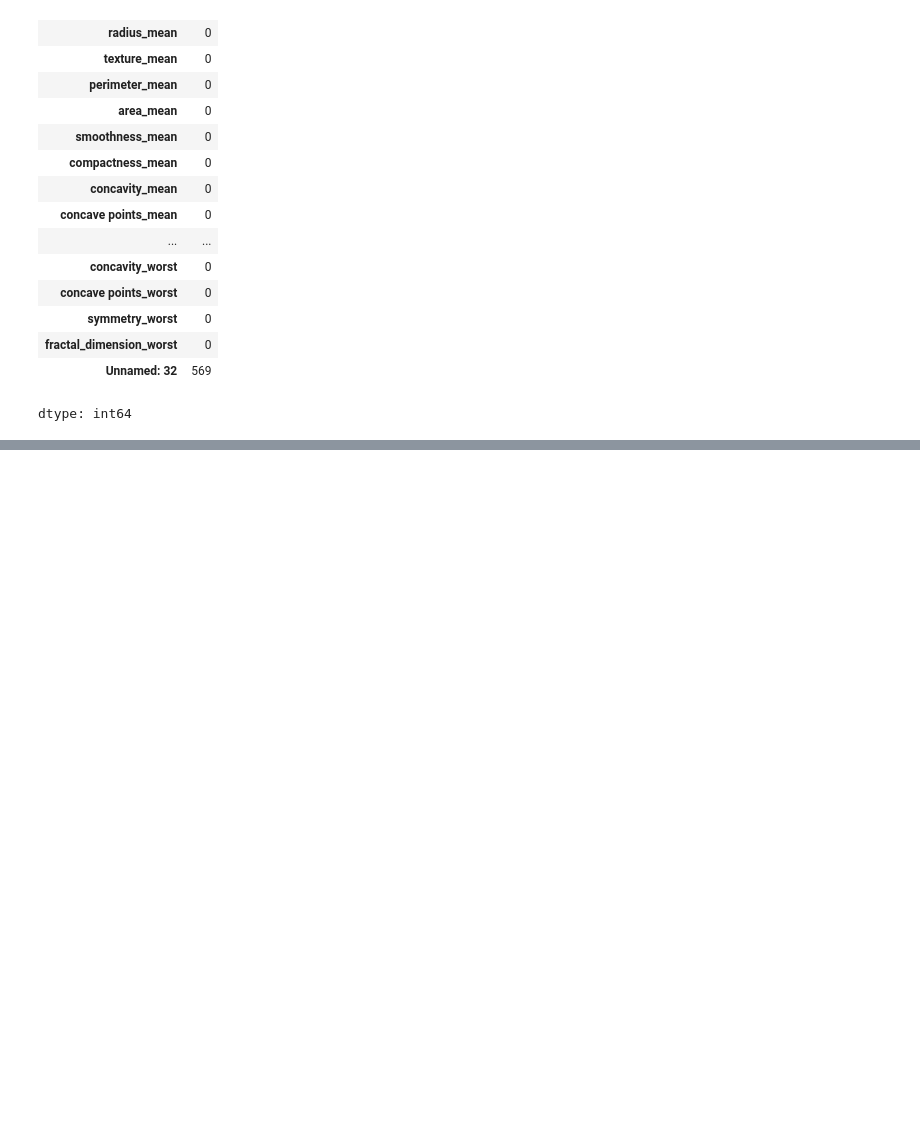
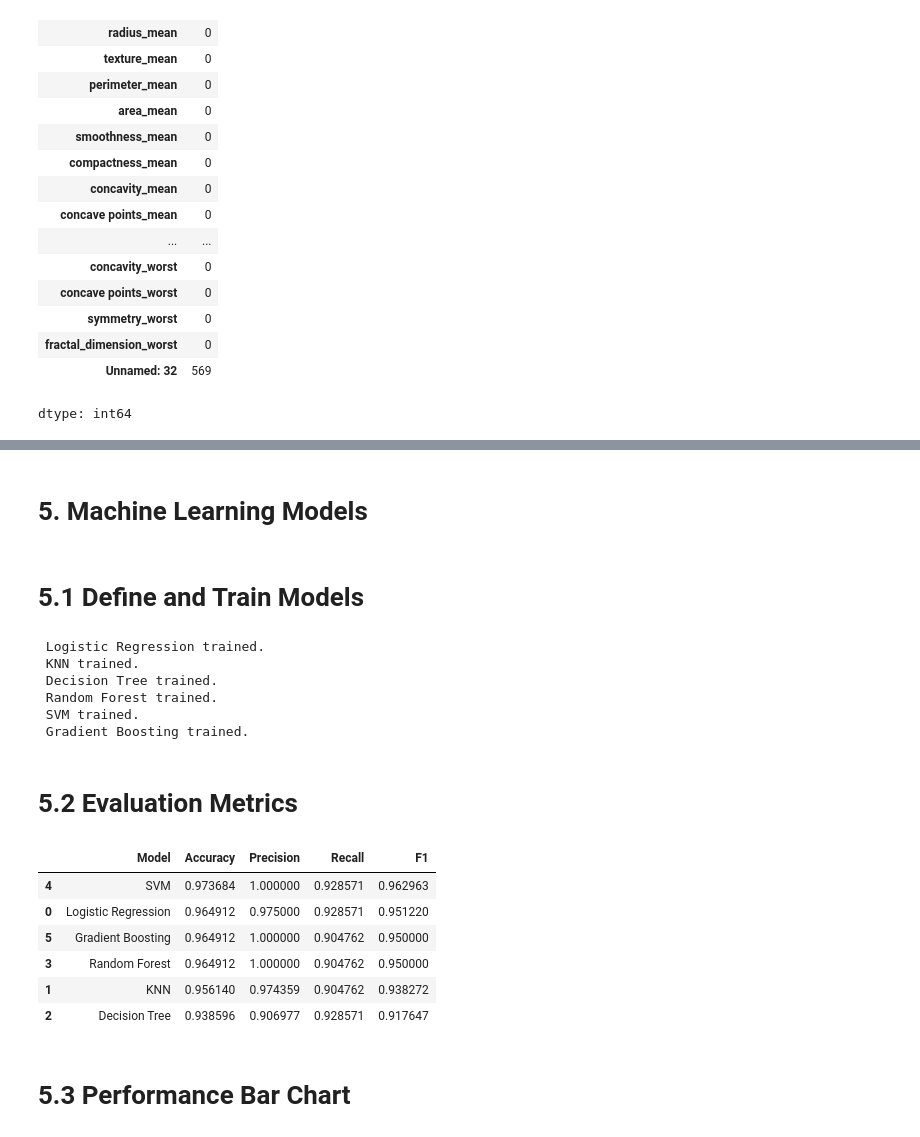
Before and after one commit to usama488/Data-science, a Jupyter notebook: _(EDA)_on_Breast_Cancer_Dataset.ipynb, the cells around one changed output, grey strips where cells are left out. Drawn from its saved outputs; the diff is of its cells as text; code cells hidden in the pictures; blank space fills up the shorter version.

```diff
--- a/_(EDA)_on_Breast_Cancer_Dataset.ipynb
+++ b/_(EDA)_on_Breast_Cancer_Dataset.ipynb
@@ -220,0 +157,6 @@ The task is complete.
+# %%
+# Standardize features
+scaler = StandardScaler()
+X_train_scaled = scaler.fit_transform(X_train)
+X_test_scaled = scaler.transform(X_test)
+print(" Features scaled.")
@@ -220,0 +228,60 @@ The task is complete.
+# %% [markdown]
+# 5. Machine Learning Models
+# %% [markdown]
+# 5.1 Define and Train Models
+# %%
+models = {
+    'Logistic Regression': LogisticRegression(),
+    'KNN': KNeighborsClassifier(),
+    'Decision Tree': DecisionTreeClassifier(),
+    'Random Forest': RandomForestClassifier(n_estimators=100),
+    'SVM': SVC(probability=True),
+    'Gradient Boosting': GradientBoostingClassifier()
+}
+# %%
+predictions = {}
+probabilities = {}
+trained_models = {}
+
+for name, model in models.items():
+    model.fit(X_train_scaled, y_train)
+    y_pred = model.predict(X_test_scaled)
+    y_prob = model.predict_proba(X_test_scaled)[:, 1]
+    predictions[name] = y_pred
+    probabilities[name] = y_prob
+    trained_models[name] = model
+    print(f" {name} trained.")
+# %% [output]
+ Logistic Regression trained.
+ KNN trained.
+ Decision Tree trained.
+ Random Forest trained.
+ SVM trained.
+ Gradient Boosting trained.
+# %% [markdown]
+# 5.2 Evaluation Metrics
+# %%
+def evaluate(y_true, y_pred, name):
+    return {
+        'Model': name,
+        'Accuracy': accuracy_score(y_true, y_pred),
+        'Precision': precision_score(y_true, y_pred, pos_label='M'),
+        'Recall': recall_score(y_true, y_pred, pos_label='M'),
+        'F1': f1_score(y_true, y_pred, pos_label='M')
+    }
+# %%
+results = []
+for name, y_pred in predictions.items():
+    results.append(evaluate(y_test, y_pred, name))
+results_df = pd.DataFrame(results).sort_values('F1', ascending=False)
+display(results_df)
+# %% [output]
+|  | Model | Accuracy | Precision | Recall | F1 |
+| 4 | SVM | 0.973684 | 1.000000 | 0.928571 | 0.962963 |
+| 0 | Logistic Regression | 0.964912 | 0.975000 | 0.928571 | 0.951220 |
+| 5 | Gradient Boosting | 0.964912 | 1.000000 | 0.904762 | 0.950000 |
+| 3 | Random Forest | 0.964912 | 1.000000 | 0.904762 | 0.950000 |
+| 1 | KNN | 0.956140 | 0.974359 | 0.904762 | 0.938272 |
+| 2 | Decision Tree | 0.938596 | 0.906977 | 0.928571 | 0.917647 |
+# %% [markdown]
+# 5.3 Performance Bar Chart
```
Also changed, not shown: parts of 57 cells of this notebook.
